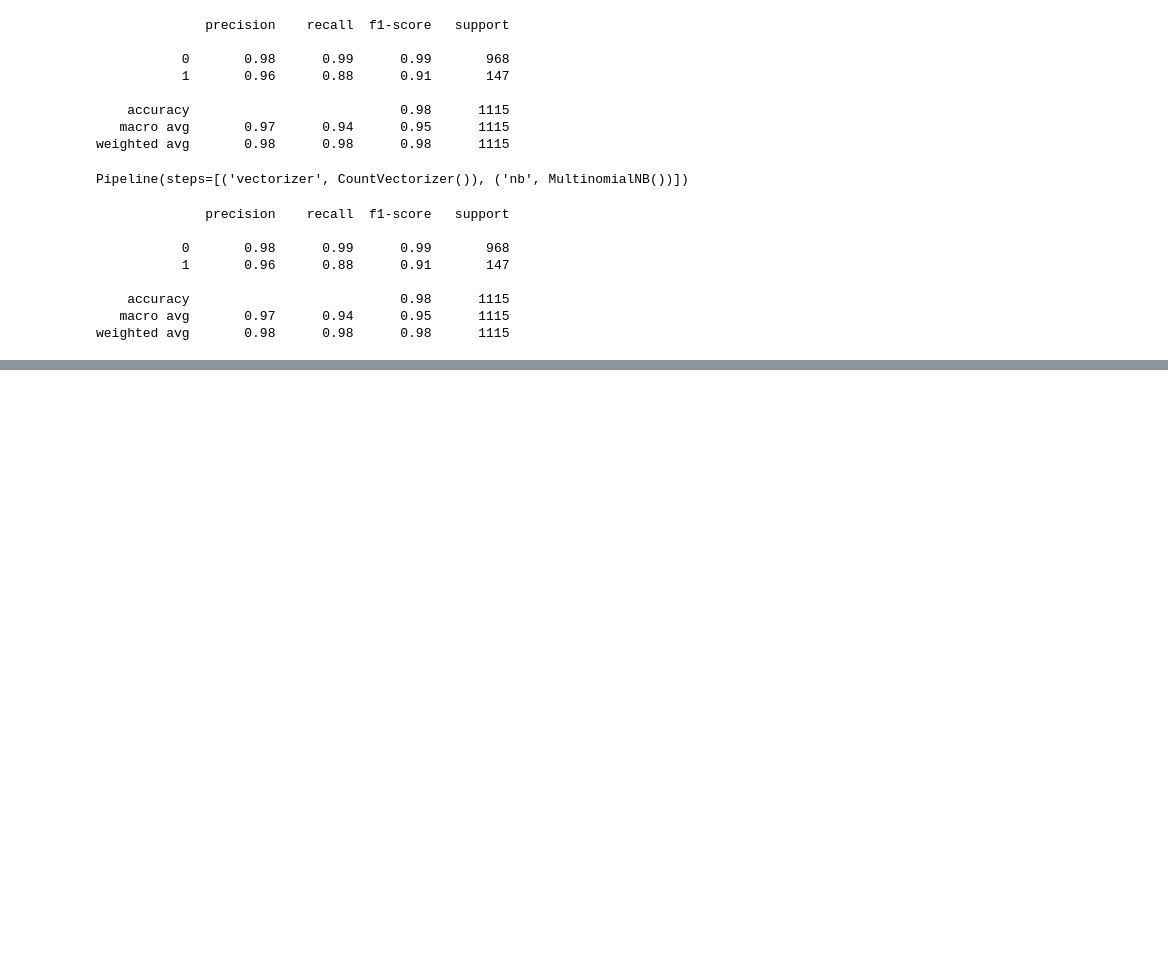
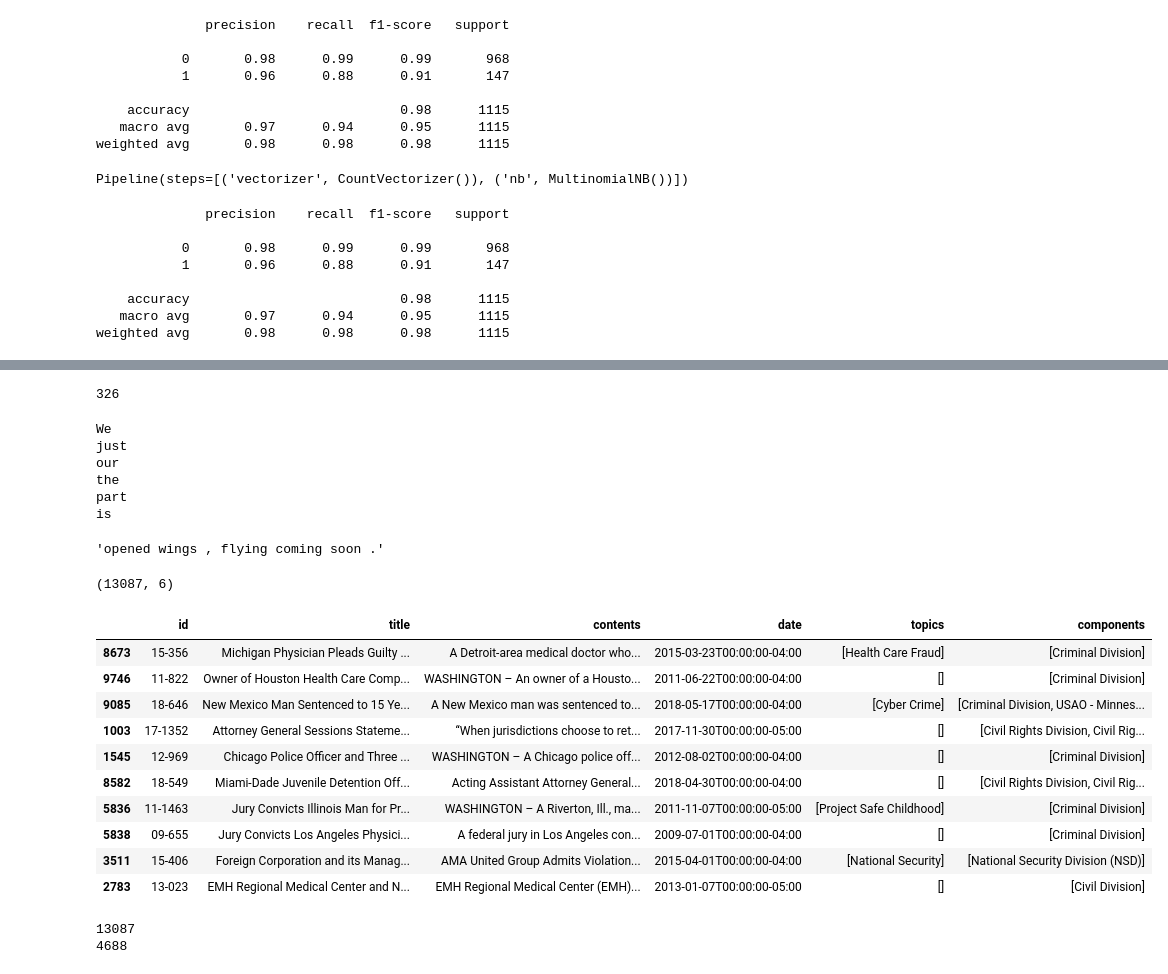
Before and after one commit to kellianneyang/natural-language-processing-practice, a Jupyter notebook: nlp-tutorial-by-codebasics/spacy_and_nltk.ipynb, the cells around one changed output, grey strips where cells are left out. Saved outputs shown, nothing was run; the diff lists cells and outputs as text; code cells hidden in the pictures; blank space fills up the shorter version.

```diff
--- a/nlp-tutorial-by-codebasics/spacy_and_nltk.ipynb
+++ b/nlp-tutorial-by-codebasics/spacy_and_nltk.ipynb
@@ -981,0 +1008,19 @@ weighted avg       0.98      0.98      0.98      1115
+# %%
+len(STOP_WORDS)
+# %% [output]
+326
+# %%
+nlp = spacy.load("en_core_web_sm")
+
+doc = nlp("We just opened our wings, the flying part is coming soon.")
+
+for token in doc:
+    if token.is_stop:
+        print(token)
+# %% [output]
+We
+just
+our
+the
+part
+is
@@ -981,0 +1034,38 @@ weighted avg       0.98      0.98      0.98      1115
+# %%
+preprocess("We just opened our wings, the flying part is coming soon.")
+# %% [output]
+'opened wings , flying coming soon .'
+# %%
+# apply on a pandas df
+import pandas as pd
+
+# lines = True tells pd to read file as one line per json object
+df = pd.read_json("doj_press.json", lines = True)
+
+df.shape
+# %% [output]
+(13087, 6)
+# %%
+df.sample(10)
+# %% [output]
+|  | id | title | contents | date | topics | components |
+| 8673 | 15-356 | Michigan Physician Pleads Guilty ... | A Detroit-area medical doctor who... | 2015-03-23T00:00:00-04:00 | [Health Care Fraud] | [Criminal Division] |
+| 9746 | 11-822 | Owner of Houston Health Care Comp... | WASHINGTON – An owner of a Housto... | 2011-06-22T00:00:00-04:00 | [] | [Criminal Division] |
+| 9085 | 18-646 | New Mexico Man Sentenced to 15 Ye... | A New Mexico man was sentenced to... | 2018-05-17T00:00:00-04:00 | [Cyber Crime] | [Criminal Division, USAO - Minnes... |
+| 1003 | 17-1352 | Attorney General Sessions Stateme... | “When jurisdictions choose to ret... | 2017-11-30T00:00:00-05:00 | [] | [Civil Rights Division, Civil Rig... |
+| 1545 | 12-969 | Chicago Police Officer and Three ... | WASHINGTON – A Chicago police off... | 2012-08-02T00:00:00-04:00 | [] | [Criminal Division] |
+| 8582 | 18-549 | Miami-Dade Juvenile Detention Off... | Acting Assistant Attorney General... | 2018-04-30T00:00:00-04:00 | [] | [Civil Rights Division, Civil Rig... |
+| 5836 | 11-1463 | Jury Convicts Illinois Man for Pr... | WASHINGTON – A Riverton, Ill., ma... | 2011-11-07T00:00:00-05:00 | [Project Safe Childhood] | [Criminal Division] |
+| 5838 | 09-655 | Jury Convicts Los Angeles Physici... | A federal jury in Los Angeles con... | 2009-07-01T00:00:00-04:00 | [] | [Criminal Division] |
+| 3511 | 15-406 | Foreign Corporation and its Manag... | AMA United Group Admits Violation... | 2015-04-01T00:00:00-04:00 | [National Security] | [National Security Division (NSD)] |
+| 2783 | 13-023 | EMH Regional Medical Center and N... | EMH Regional Medical Center (EMH)... | 2013-01-07T00:00:00-05:00 | [] | [Civil Division] |
+# %%
+# filter topics column; remove all rows with empty list
+print(len(df))
+
+df = df[df["topics"].str.len() != 0]
+
+print(len(df))
+# %% [output]
+13087
+4688
```
Also changed, not shown: parts of 62 cells of this notebook, 3 other files.
